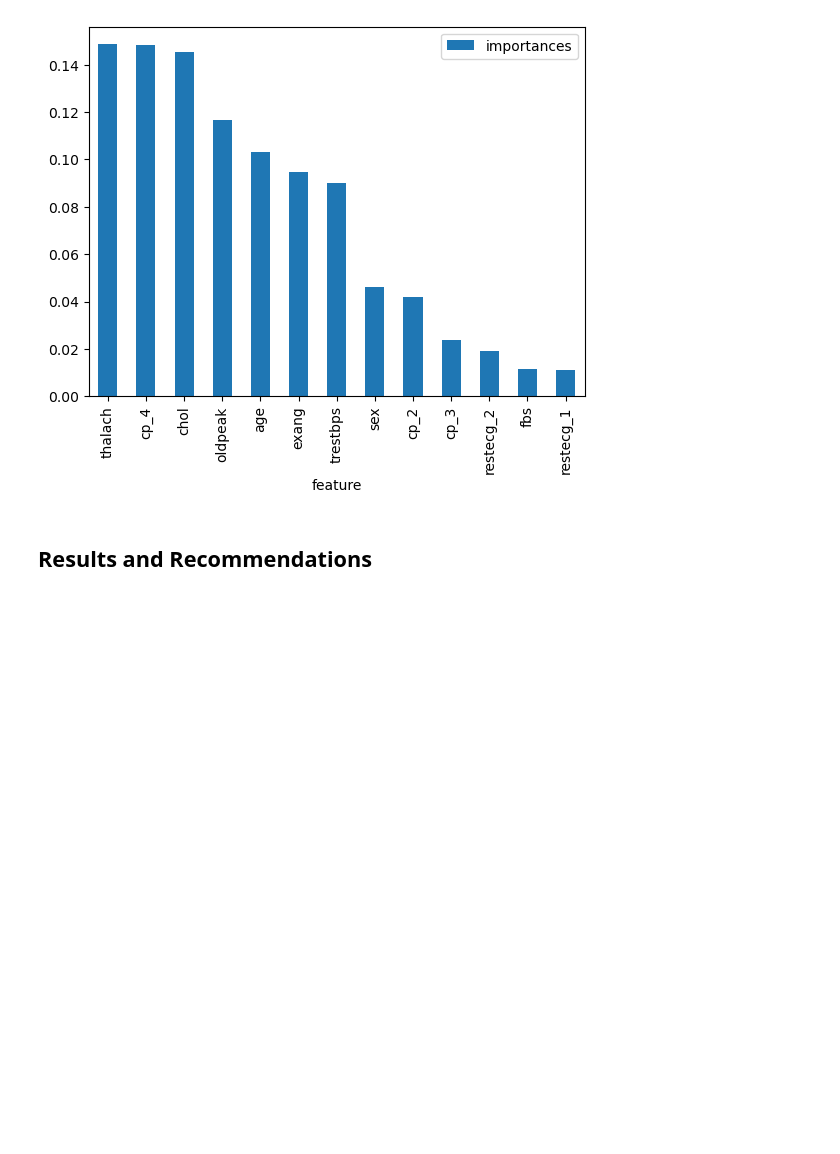
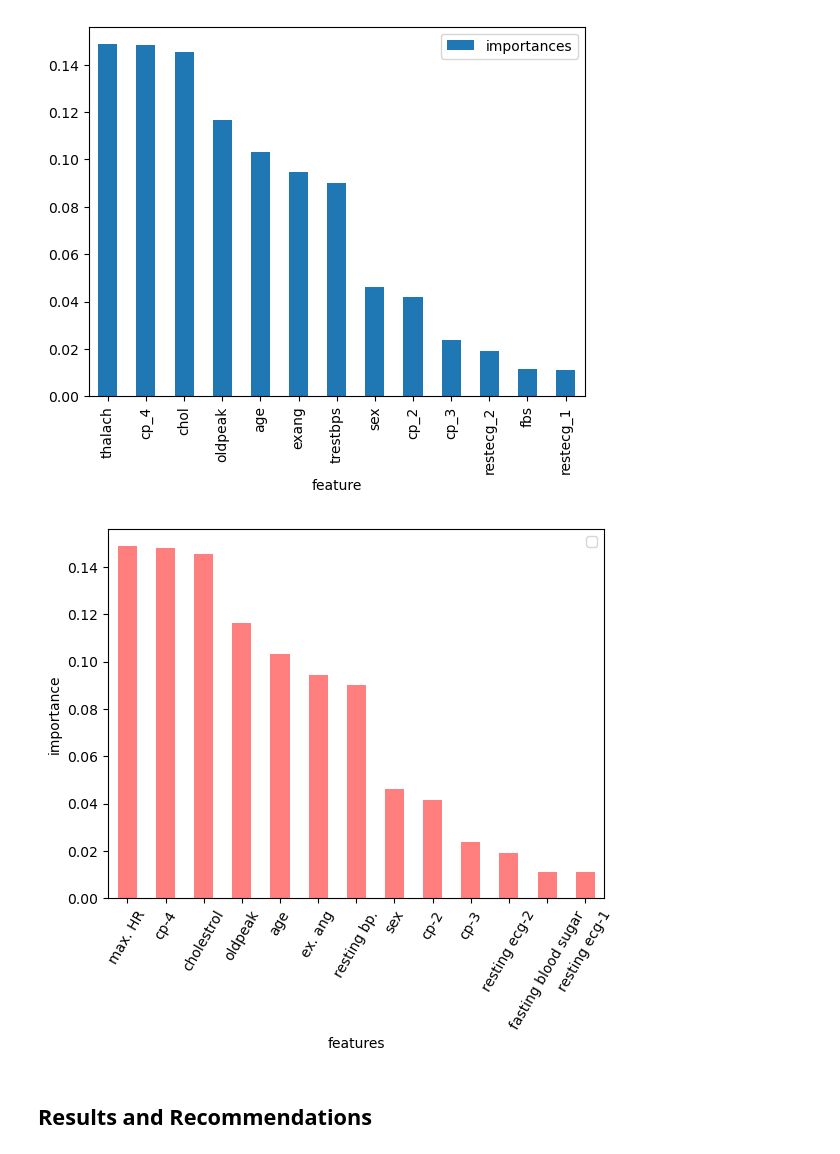
Before and after one commit to setare92-ha/cardiovascular_event_detection, a Jupyter notebook: main.ipynb, the cells around one changed output. Saved outputs shown, nothing was run; the diff lists cells and outputs as text; code cells hidden in the pictures; blank space fills up the shorter version.

```diff
--- a/main.ipynb
+++ b/main.ipynb
@@ -658,6 +658,20 @@ rf_importance_df = pd.DataFrame({'feature':feature_names, 'importances':rf_featu
 rf_importance_df.sort_values(by='importances',ascending=False).plot(kind='bar', x='feature', y='importances');
 # %% [output]
 [figure]
+# %%
+feature_labels = ['age', 'resting bp.', 'cholestrol', 'max. HR',
+                  'oldpeak', 'sex', 'ex. ang', 'fasting blood sugar', 'cp-2',
+                  'cp-3', 'cp-4', 'resting ecg-1', 'resting ecg-2']
+
+rf_importance_df = pd.DataFrame({'feature':feature_labels, 'importances':rf_feature_importance})
+
+fig, ax = plt.subplots()
+rf_importance_df.sort_values(by='importances',ascending=False).plot(kind='bar', x='feature',
+                                y='importances', ax=ax, rot=60, color='red', alpha=0.5, xlabel='features', ylabel='importance', label='');
+ax.legend('');
+plt.savefig('./figures/feature_importance.png', bbox_inches='tight')
+# %% [output]
+[figure, added]
 # %% [markdown]
 ## Results and Recommendations
 # %% [markdown]
```
Also changed, not shown: 2 other files.
